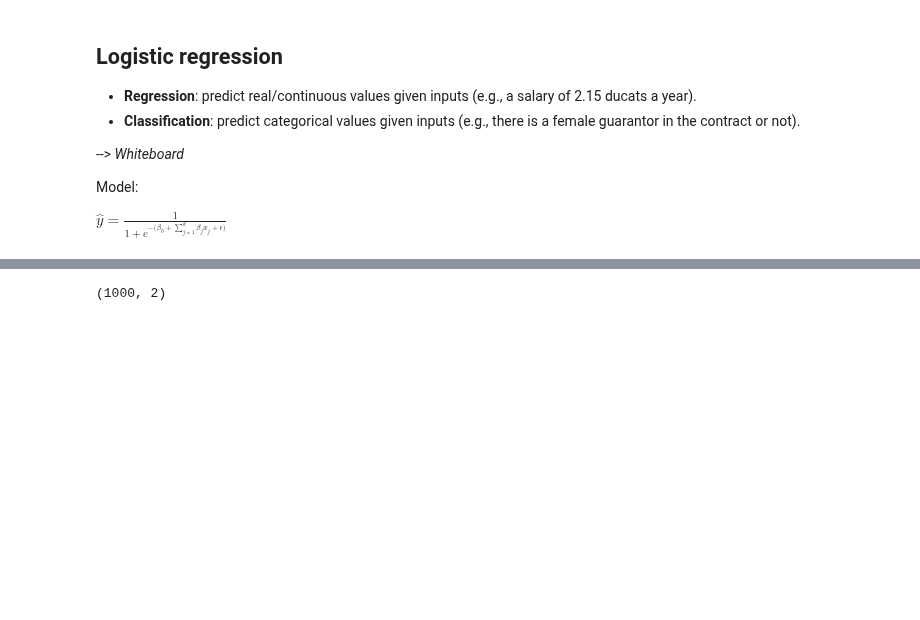
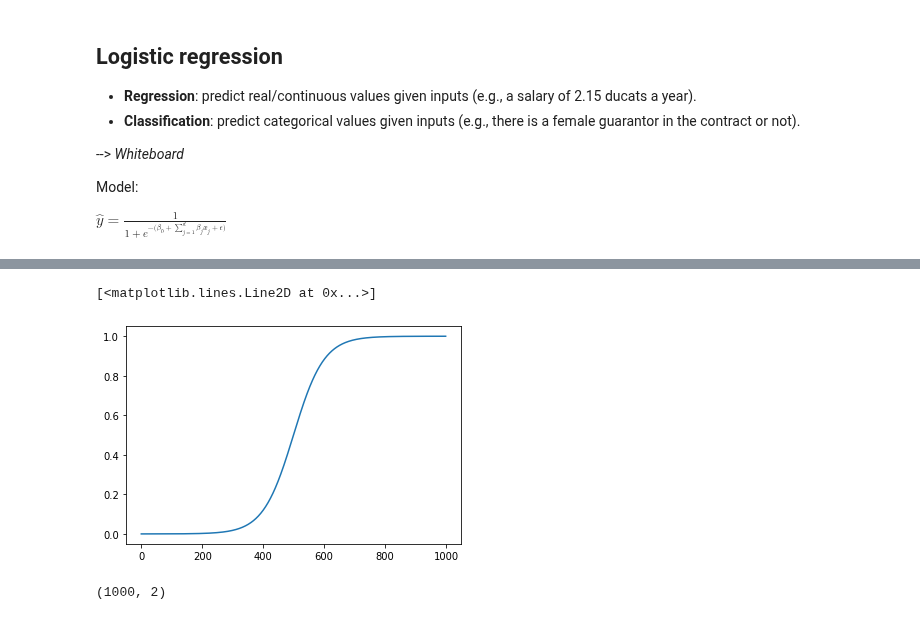
Before and after one commit to mromanello/ADA-DHOxSS, a Jupyter notebook: notebooks/5.1 Modelling.ipynb, the cells around one changed output, grey strips where cells are left out. Saved outputs shown, nothing was run; the diff lists cells and outputs as text; code cells hidden in the pictures; blank space fills up the shorter version.

```diff
--- a/notebooks/5.1 Modelling.ipynb
+++ b/notebooks/5.1 Modelling.ipynb
@@ -322,3 +322,9 @@ Warnings:
 Model:
 
 $\hat{y} = \frac{1}{1 + e^{-\big(\beta_0 + \sum_{j=1}^{d}\beta_j x_j + \epsilon \big)}}$
+# %%
+# shape of a sigmoid function
+import math
+
+def sigmoid(x):
+    return 1 / (1 + math.exp(-x))
@@ -325,3 +336,8 @@ $\hat{y} = \frac{1}{1 + e^{-\big(\beta_0 + \sum_{j=1}^{d}\beta_j x_j + \epsilon
+# %%
+plt.plot([sigmoid(x) for x in np.linspace(-10,10,1000)])
+# %% [output]
+[<matplotlib.lines.Line2D at 0x...>]
+[figure, added]
 # %%
 # Let's start again with a toy example
 
```
Also changed, not shown: parts of 17 cells of this notebook.
